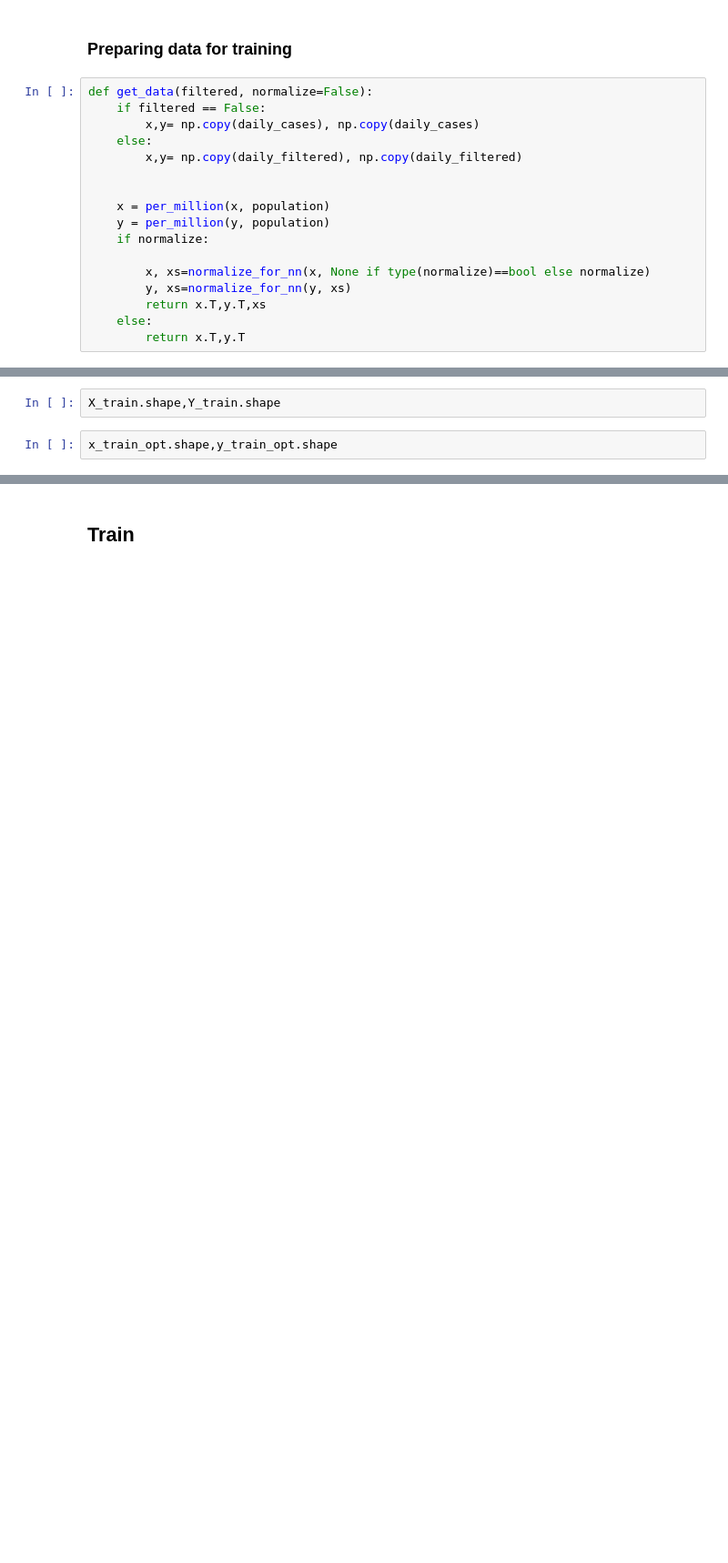
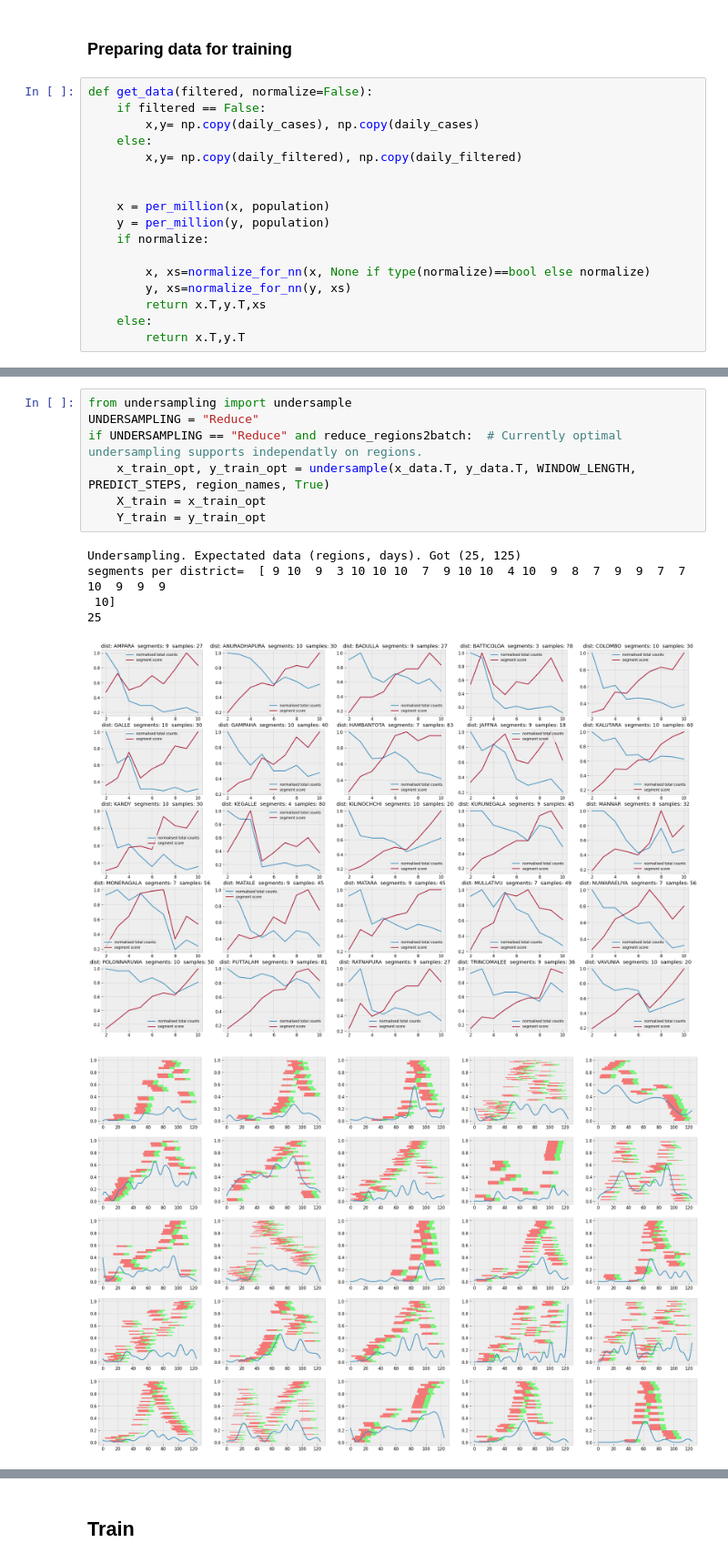
Before and after one commit to pdncovid/sl-cov19-forecasting, a Jupyter notebook: Forecasting/Trainer.ipynb, the cells around one changed output, grey strips where cells are left out. Shown at 91% size. Saved outputs shown, nothing was run; the diff lists cells and outputs as text; blank space fills up the shorter version.

```diff
--- a/Forecasting/Trainer.ipynb
+++ b/Forecasting/Trainer.ipynb
@@ -404,5 +269,15 @@ VAVUNIA [13. 43. 46. 47. 49. 51. 52. 54.]
-# %%
-X_train.shape,Y_train.shape
-# %%
-x_train_opt.shape,y_train_opt.shape
+# %%
+from undersampling import undersample
+UNDERSAMPLING = "Reduce"
+if UNDERSAMPLING == "Reduce" and reduce_regions2batch:  # Currently optimal undersampling supports independatly on regions.
+    x_train_opt, y_train_opt = undersample(x_data.T, y_data.T, WINDOW_LENGTH, PREDICT_STEPS, region_names, True)
+    X_train = x_train_opt
+    Y_train = y_train_opt
+# %% [output]
+Undersampling. Expectated data (regions, days). Got (25, 125)
+segments per district=  [ 9 10  9  3 10 10 10  7  9 10 10  4 10  9  8  7  9  9  7  7 10  9  9  9
+ 10]
+25
+[figure, added]
+[figure, added]
 # %%
```
Also changed, not shown: parts of 17 cells of this notebook, 7 other files.
